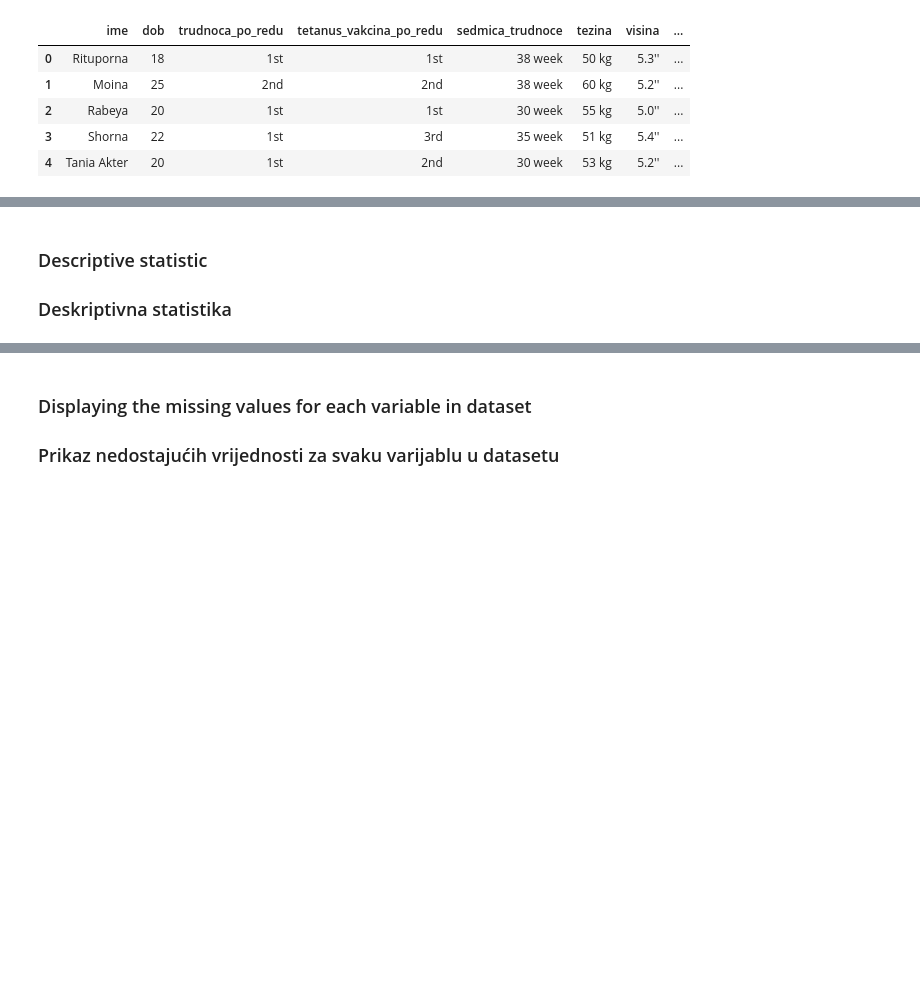
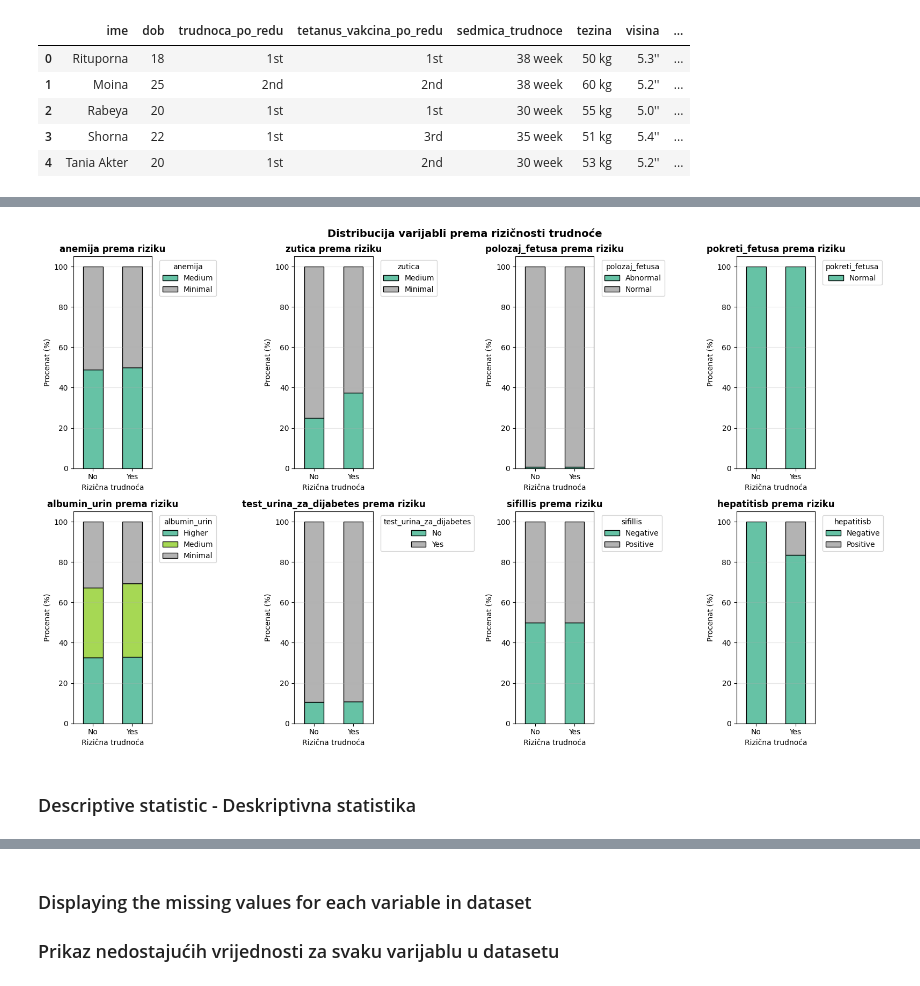
Before and after one commit to a-gcvc/Gestatix, a Jupyter notebook: notebooks/analysisSet2.ipynb, the cells around one changed output, grey strips where cells are left out. Drawn from its saved outputs; the diff is of its cells as text; code cells hidden in the pictures; blank space fills up the shorter version.

```diff
--- a/notebooks/analysisSet2.ipynb
+++ b/notebooks/analysisSet2.ipynb
@@ -60,6 +194,35 @@ df.head()
+# %%
+if 'rizicna_trudnoca' in df.columns:
+    # Analiza po rizičnosti trudnoće
+    fig, axes = plt.subplots(2, 4, figsize=(16, 10))
+    axes = axes.flatten()
+
+    for idx, var in enumerate(kategoricke_varijable):
+        if var != 'rizicna_trudnoca' and idx < len(axes):
+            # Kreiraj kontingencijsku tabelu
+            crosstab = pd.crosstab(df['rizicna_trudnoca'], df[var], normalize='index') * 100
+
+            # Stacked bar chart
+            crosstab.plot(kind='bar', stacked=True, ax=axes[idx],
+                         colormap='Set2', edgecolor='black')
+            axes[idx].set_title(f'{var} prema riziku', fontweight='bold')
+            axes[idx].set_xlabel('Rizična trudnoća')
+            axes[idx].set_ylabel('Procenat (%)')
+            axes[idx].legend(title=var, bbox_to_anchor=(1.05, 1), loc='upper left')
+            axes[idx].grid(True, alpha=0.3, axis='y')
+            axes[idx].set_xticklabels(axes[idx].get_xticklabels(), rotation=0)
+
+    # Sakrij višak subplotova
+    for idx in range(len(kategoricke_varijable)-1, len(axes)):
+        axes[idx].set_visible(False)
+
+    plt.suptitle('Distribucija varijabli prema rizičnosti trudnoće', fontsize=14, fontweight='bold')
+    plt.tight_layout()
+    plt.show()
+# %% [output]
+[figure, added]
 # %% [markdown]
-### Descriptive statistic
-### Deskriptivna statistika
+### Descriptive statistic - Deskriptivna statistika
 # %%
 df.describe()
 # %% [output]
```
Also changed, not shown: parts of 20 cells of this notebook, 1 other file.
